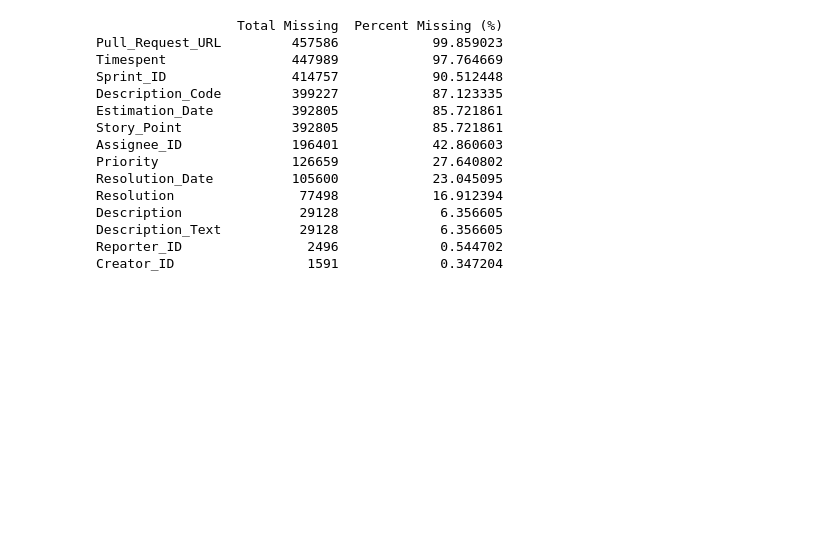
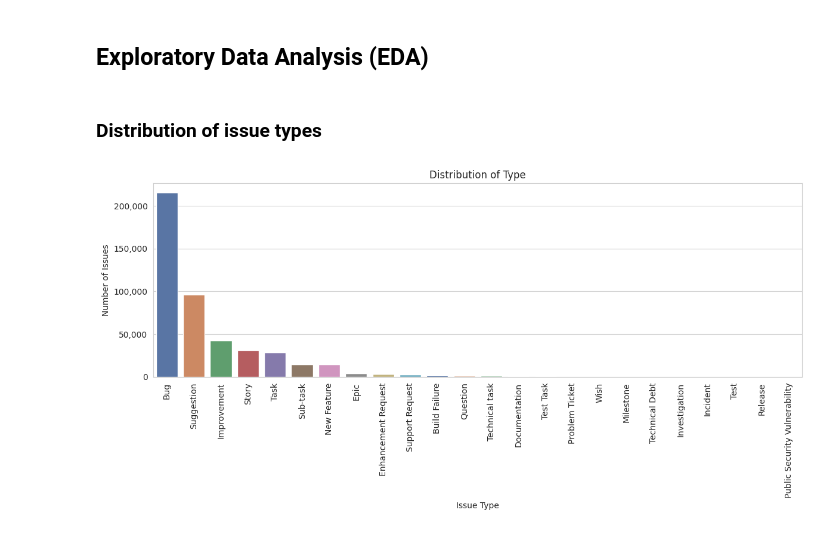
Before and after one commit to Pharoouzy/asee-system-using-fgra-ml, a Jupyter notebook: notebooks/data_exploration.ipynb, the cells around one changed output. Saved outputs shown, nothing was run; the diff lists cells and outputs as text; code cells hidden in the pictures; blank space fills up the shorter version.

```diff
--- a/notebooks/data_exploration.ipynb
+++ b/notebooks/data_exploration.ipynb
@@ -69,18 +88,9 @@ memory usage: 111.9+ MB
+# %% [markdown]
+## Exploratory Data Analysis (EDA)
+# %% [markdown]
+### Distribution of issue types
 # %%
-DataCleaning.assess_missing_datax(df)
+# Plot distribution of issue types
+plot_feature_distribution(data=data, feature={'name': 'Type', 'label': 'Issue Type'})
 # %% [output]
-                  Total Missing  Percent Missing (%)
-Pull_Request_URL         457586            99.859023
-Timespent                447989            97.764669
-Sprint_ID                414757            90.512448
-Description_Code         399227            87.123335
-Estimation_Date          392805            85.721861
-Story_Point              392805            85.721861
-Assignee_ID              196401            42.860603
-Priority                 126659            27.640802
-Resolution_Date          105600            23.045095
-Resolution                77498            16.912394
-Description               29128             6.356605
-Description_Text          29128             6.356605
-Reporter_ID                2496             0.544702
-Creator_ID                 1591             0.347204
+[figure, added]
```
Also changed, not shown: parts of 48 cells of this notebook, 4 other files.
